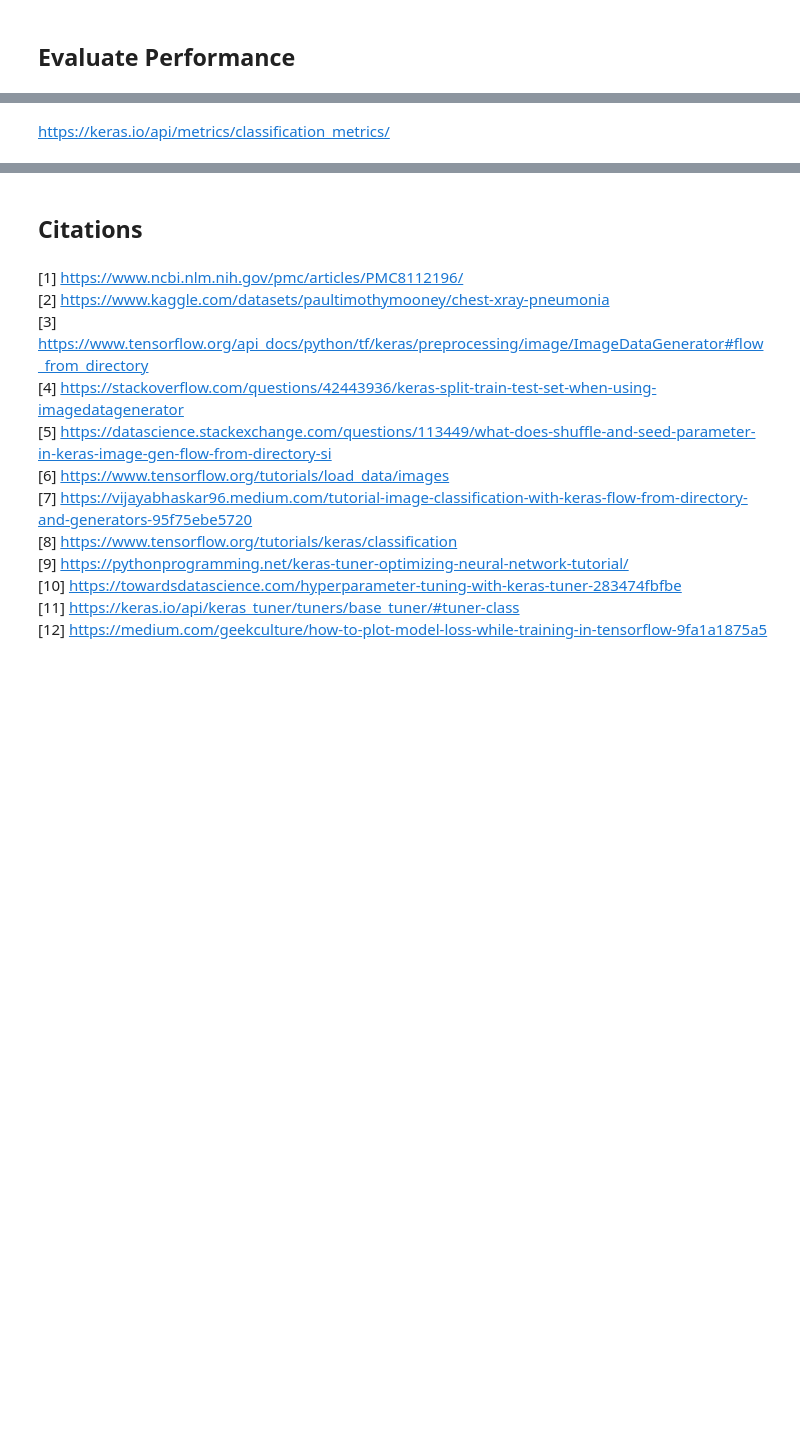
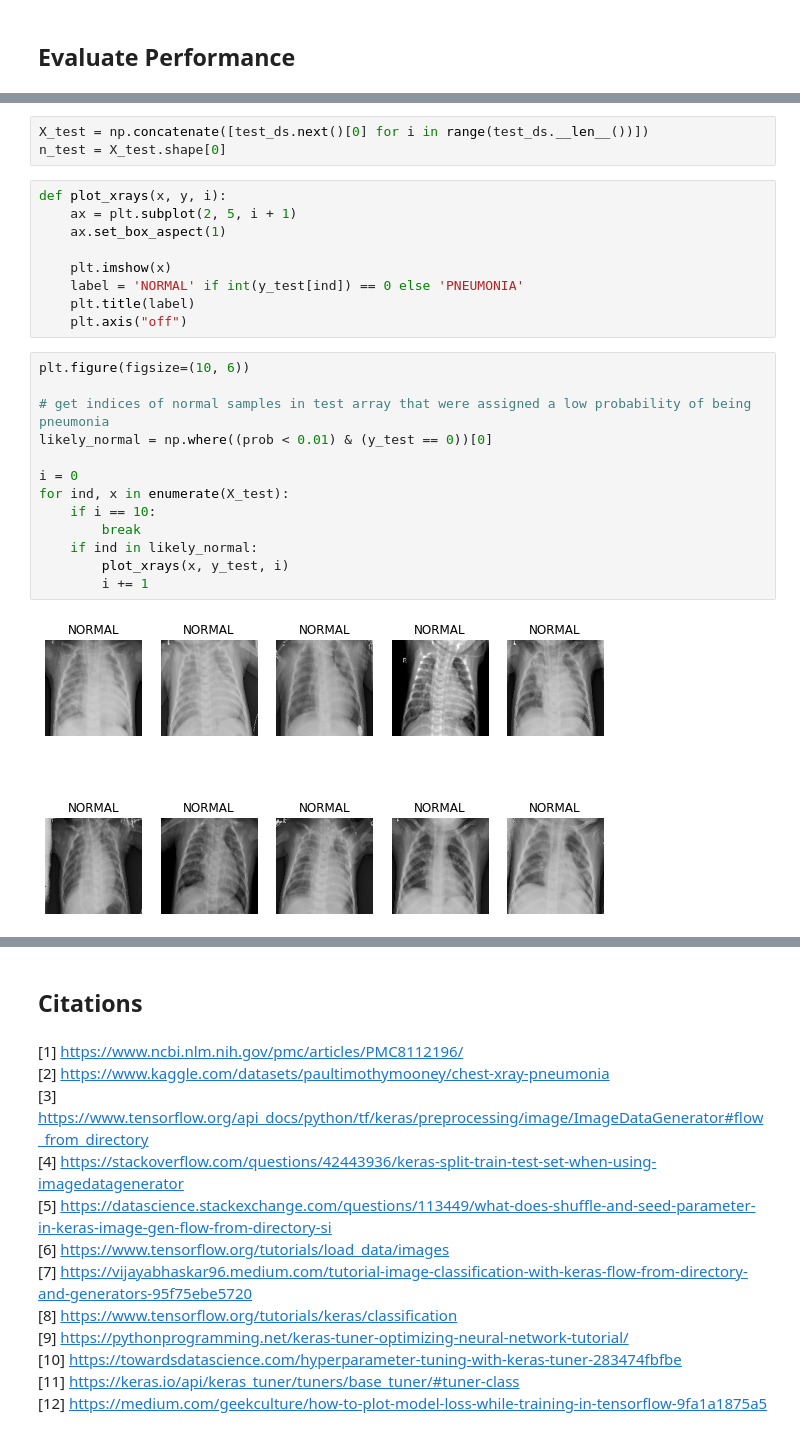
Before and after one commit to sepidehparhami/pneumonia-xray-cnn, a Jupyter notebook: pneumonia.ipynb, the cells around one changed output, grey strips where cells are left out. Saved outputs shown, nothing was run; the diff lists cells and outputs as text; blank space fills up the shorter version.

```diff
--- a/pneumonia.ipynb
+++ b/pneumonia.ipynb
@@ -374,2 +364,27 @@ plt.show()
-# %% [markdown]
-https://keras.io/api/metrics/classification_metrics/
+# %%
+X_test = np.concatenate([test_ds.next()[0] for i in range(test_ds.__len__())])
+n_test = X_test.shape[0]
+# %%
+def plot_xrays(x, y, i):
+    ax = plt.subplot(2, 5, i + 1)
+    ax.set_box_aspect(1)
+
+    plt.imshow(x)
+    label = 'NORMAL' if int(y_test[ind]) == 0 else 'PNEUMONIA'
+    plt.title(label)
+    plt.axis("off")
+# %%
+plt.figure(figsize=(10, 6))
+
+# get indices of normal samples in test array that were assigned a low probability of being pneumonia
+likely_normal = np.where((prob < 0.01) & (y_test == 0))[0]
+
+i = 0
+for ind, x in enumerate(X_test):
+    if i == 10:
+        break
+    if ind in likely_normal:
+        plot_xrays(x, y_test, i)
+        i += 1
+# %% [output]
+[figure, added]
```
Also changed, not shown: parts of 24 cells of this notebook.
